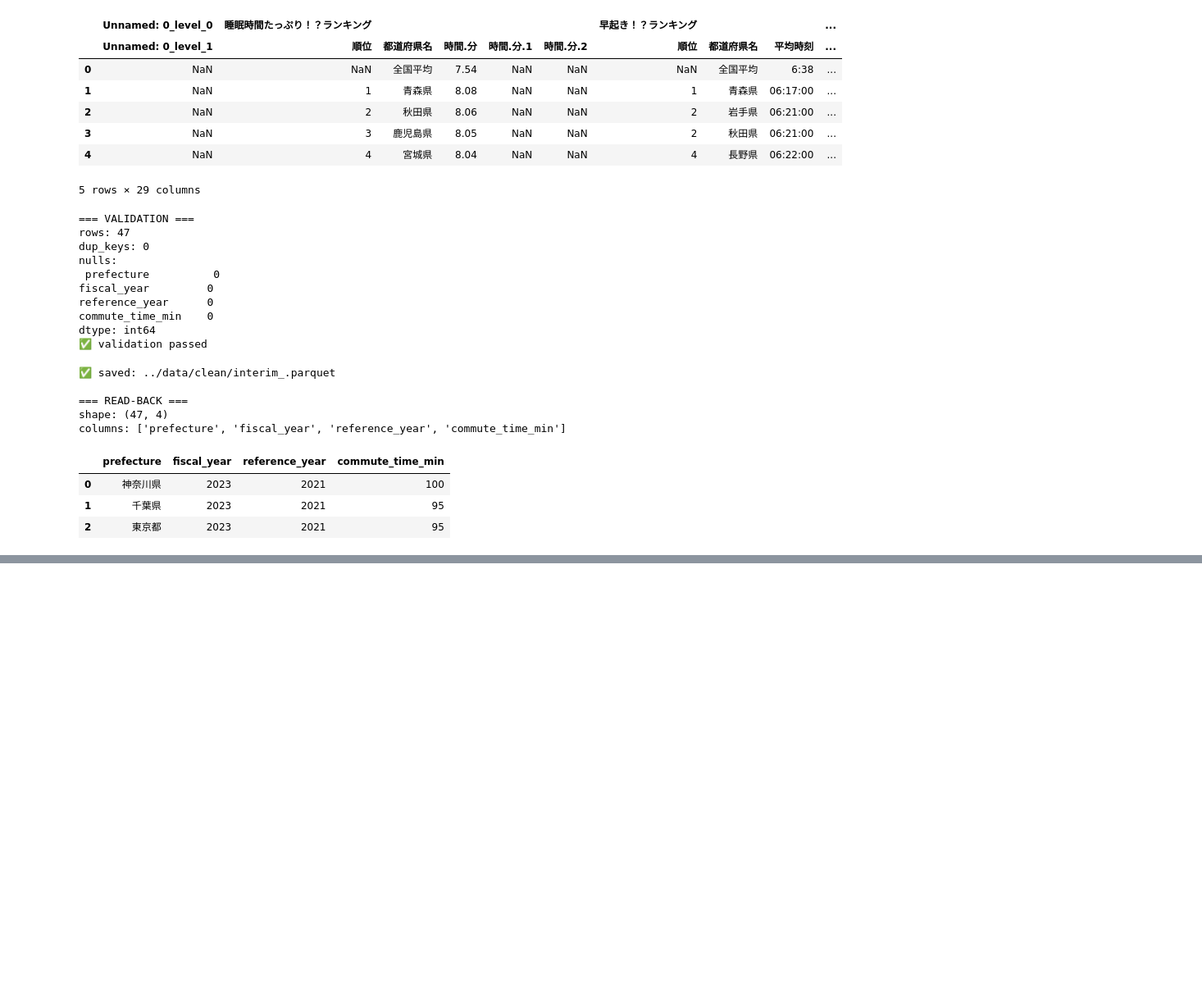
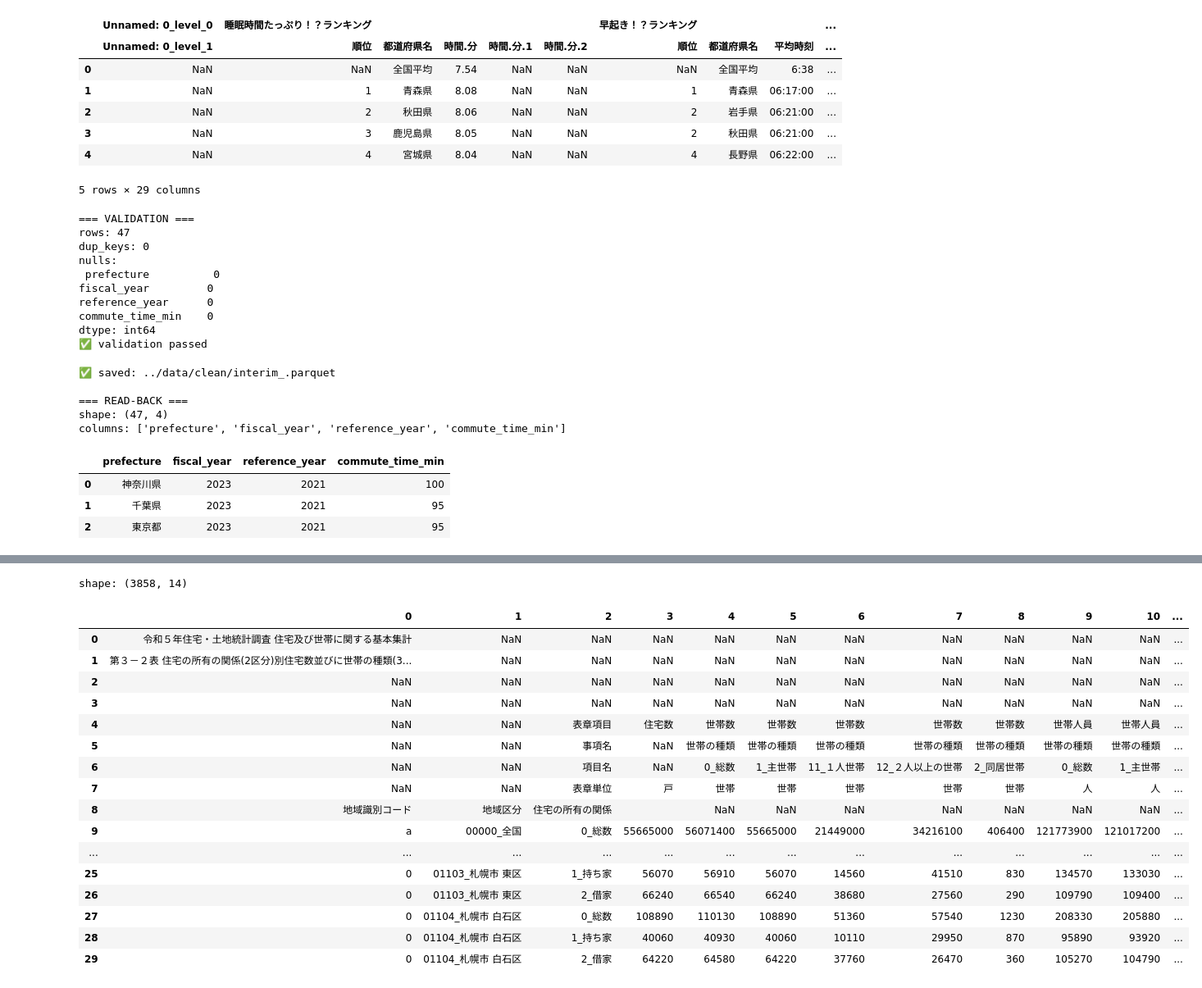
Before and after one commit to h-hayakawa-dev/nurse-turnover-analysis, a Jupyter notebook: notebooks/01_create_interim_dataset.ipynb, the cells around one changed output, grey strips where cells are left out. Shown at 82% size. Cells and saved outputs as stored; diff of their text form; code cells hidden in the pictures; blank space fills up the shorter version.

```diff
--- a/notebooks/01_create_interim_dataset.ipynb
+++ b/notebooks/01_create_interim_dataset.ipynb
@@ -1818,0 +2061,60 @@ columns: ['prefecture', 'fiscal_year', 'reference_year', 'commute_time_min']
+# %%
+# ==========================
+# 0) Config（総務省_住宅土地統計調査_持ち家率_2024.xlsx）
+# ==========================
+SUBJECT = "home"  # ★CHANGE: "rent_2024" / "jobs" / "night_shift" etc.
+RAW_DIR = Path("../data/raw")
+PROCESSED_DIR = Path("../data/clean")
+
+# ファイル指定（★CHANGE）
+raw_path = RAW_DIR / "総務省_住宅土地統計調査_持ち家率_2024.xlsx"  # ★CHANGE
+
+# 読み込み方式（★CHANGE：csv / excel）
+READ_MODE = "excel"  # ★CHANGE: "csv" or "excel"
+
+# excelの場合（★CHANGE）
+EXCEL_SHEET = None  # ★CHANGE: "第１８表ー４　有効求人倍率（実数）" など
+EXCEL_HEADER = 0    # ★CHANGE: header行。未確定なら None/0 でプロファイル
+
+# fiscal_year / reference_year（★CHANGE：ルールに従って必ず設定）
+FISCAL_YEAR = 2023       # ★CHANGE: master結合キー
+REFERENCE_YEAR = 2023    # ★CHANGE: 指標の観測年（年度不一致ならここをズラす）
+
+# 保存先（★CHANGE）
+out_path = PROCESSED_DIR / f"interim_{SUBJECT}.parquet"  # ★CHANGE: 命名固定したいならここだけ
+# %%
+# ==========================
+# 1-2 PROFILE READ（Excelヘッダー探索用）
+# 目的:
+#   - ヘッダーが何行目か確認する
+#   - シート構造を人間が目視する
+# ルール:
+#   - この段階では列加工しない
+# ==========================
+
+df_test = pd.read_excel(
+    raw_path,
+    header=None               # ← ヘッダー扱いしないで全部読み込む
+)
+
+print("shape:", df_test.shape)
+display(df_test.head(30))     # ← 上30行くらい見ればヘッダー位置わかる
+# %% [output]
+shape: (3858, 14)
+|  | 0 | 1 | 2 | 3 | 4 | 5 | 6 | 7 | 8 | 9 | 10 | ... |
+| 0 | 令和５年住宅・土地統計調査 住宅及び世帯に関する基本集計 | NaN | NaN | NaN | NaN | NaN | NaN | NaN | NaN | NaN | NaN | ... |
+| 1 | 第３－２表 住宅の所有の関係(2区分)別住宅数並びに世帯の種類(3... | NaN | NaN | NaN | NaN | NaN | NaN | NaN | NaN | NaN | NaN | ... |
+| 2 | NaN | NaN | NaN | NaN | NaN | NaN | NaN | NaN | NaN | NaN | NaN | ... |
+| 3 | NaN | NaN | NaN | NaN | NaN | NaN | NaN | NaN | NaN | NaN | NaN | ... |
+| 4 | NaN | NaN | 表章項目 | 住宅数 | 世帯数 | 世帯数 | 世帯数 | 世帯数 | 世帯数 | 世帯人員 | 世帯人員 | ... |
+| 5 | NaN | NaN | 事項名 | NaN | 世帯の種類 | 世帯の種類 | 世帯の種類 | 世帯の種類 | 世帯の種類 | 世帯の種類 | 世帯の種類 | ... |
+| 6 | NaN | NaN | 項目名 | NaN | 0_総数 | 1_主世帯 | 11_１人世帯 | 12_２人以上の世帯 | 2_同居世帯 | 0_総数 | 1_主世帯 | ... |
+| 7 | NaN | NaN | 表章単位 | 戸 | 世帯 | 世帯 | 世帯 | 世帯 | 世帯 | 人 | 人 | ... |
+| 8 | 地域識別コード | 地域区分 | 住宅の所有の関係 |  | NaN | NaN | NaN | NaN | NaN | NaN | NaN | ... |
+| 9 | a | 00000_全国 | 0_総数 | 55665000 | 56071400 | 55665000 | 21449000 | 34216100 | 406400 | 121773900 | 121017200 | ... |
+| ... | ... | ... | ... | ... | ... | ... | ... | ... | ... | ... | ... | ... |
+| 25 | 0 | 01103_札幌市 東区 | 1_持ち家 | 56070 | 56910 | 56070 | 14560 | 41510 | 830 | 134570 | 133030 | ... |
+| 26 | 0 | 01103_札幌市 東区 | 2_借家 | 66240 | 66540 | 66240 | 38680 | 27560 | 290 | 109790 | 109400 | ... |
+| 27 | 0 | 01104_札幌市 白石区 | 0_総数 | 108890 | 110130 | 108890 | 51360 | 57540 | 1230 | 208330 | 205880 | ... |
+| 28 | 0 | 01104_札幌市 白石区 | 1_持ち家 | 40060 | 40930 | 40060 | 10110 | 29950 | 870 | 95890 | 93920 | ... |
+| 29 | 0 | 01104_札幌市 白石区 | 2_借家 | 64220 | 64580 | 64220 | 37760 | 26470 | 360 | 105270 | 104790 | ... |
```
Also changed, not shown: parts of 11 cells of this notebook.
